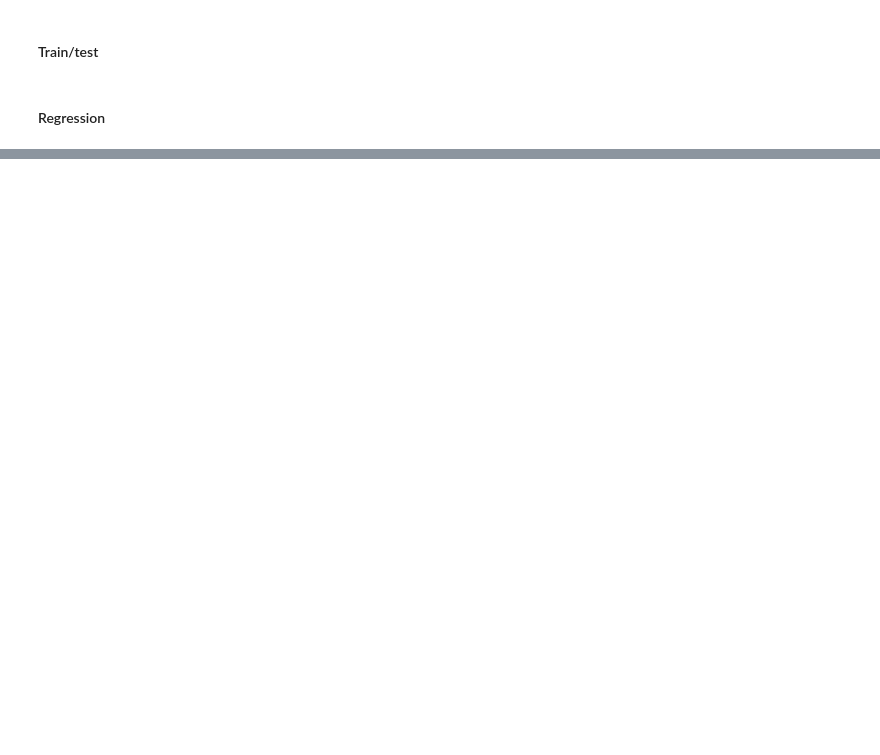
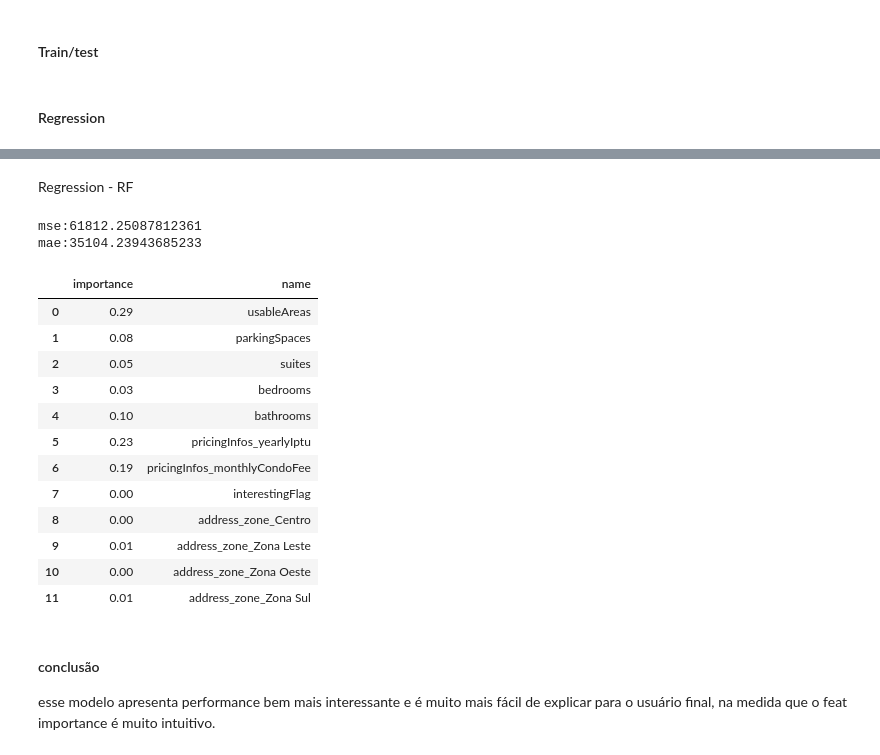
Before and after one commit to WillyHHsu/imoveis, a Jupyter notebook: modeling.ipynb, the cells around one changed output, grey strips where cells are left out. Cells and saved outputs as stored; diff of their text form; code cells hidden in the pictures; blank space fills up the shorter version.

```diff
--- a/modeling.ipynb
+++ b/modeling.ipynb
@@ -159,0 +187,2 @@ mae:96695.73010973803
+# %% [markdown]
+Regression - RF
@@ -159,0 +213,38 @@ mae:96695.73010973803
+# %%
+mse=mean_squared_error(y_test, rfg_cv.predict(x_test),squared=False)
+mae=mean_absolute_error(y_test, rfg_cv.predict(x_test))
+print(f'mse:{mse}\nmae:{mae}')
+# %% [output]
+mse:61812.25087812361
+mae:35104.23943685233
+# %%
+"""
+rfg_cv.best_params_ ={'n_estimators': 100,
+ 'min_samples_split': 5,
+ 'min_samples_leaf': 6,
+ 'max_features': 'log2',
+ 'max_depth': 24}
+"""
+rfg_2=RandomForestRegressor(n_estimators=100
+,min_samples_split=5,min_samples_leaf=6
+,max_features='log2' ,max_depth=24 ,random_state=seed).fit(x,y)
+# %%
+pd.DataFrame(data={'importance':rfg_2.feature_importances_
+             ,'name':x.columns.values})
+# %% [output]
+|  | importance | name |
+| 0 | 0.29 | usableAreas |
+| 1 | 0.08 | parkingSpaces |
+| 2 | 0.05 | suites |
+| 3 | 0.03 | bedrooms |
+| 4 | 0.10 | bathrooms |
+| 5 | 0.23 | pricingInfos_yearlyIptu |
+| 6 | 0.19 | pricingInfos_monthlyCondoFee |
+| 7 | 0.00 | interestingFlag |
+| 8 | 0.00 | address_zone_Centro |
+| 9 | 0.01 | address_zone_Zona Leste |
+| 10 | 0.00 | address_zone_Zona Oeste |
+| 11 | 0.01 | address_zone_Zona Sul |
+# %% [markdown]
+#### conclusão
+esse modelo apresenta performance bem mais interessante e é muito mais fácil de explicar para o usuário final, na medida que o feat importance é muito intuitivo.
```
Also changed, not shown: parts of 10 cells of this notebook, 10 other files.
